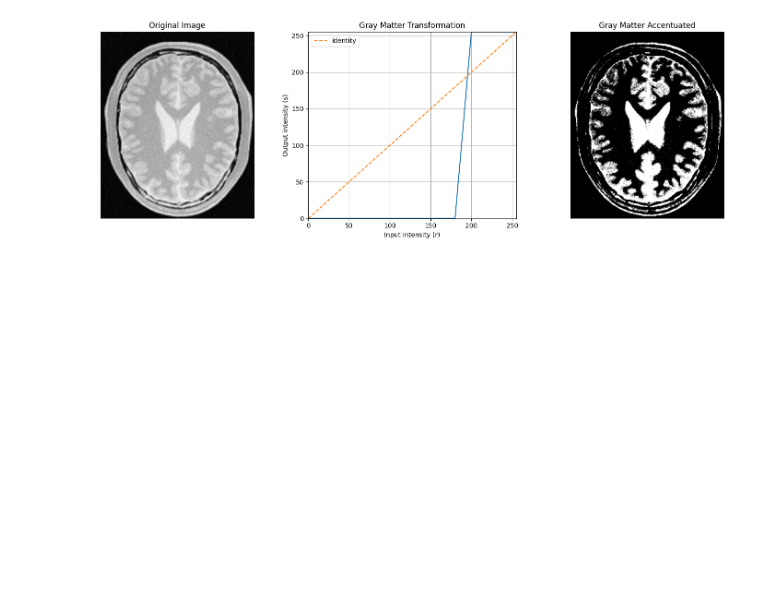
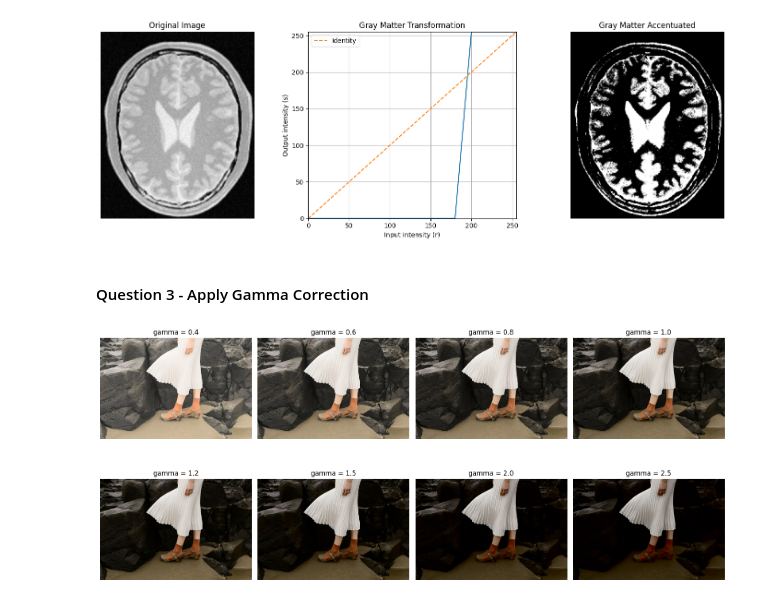
Before and after one commit to shalaniupekshani/EN3160-Assignment1-on-Intensity-Transformations-and-Neighborhood-Filtering, a Jupyter notebook: 230659H_a01.ipynb, the cells around one changed output. Cells and saved outputs as stored; diff of their text form; code cells hidden in the pictures; blank space fills up the shorter version.

```diff
--- a/230659H_a01.ipynb
+++ b/230659H_a01.ipynb
@@ -216,3 +216,42 @@ plt.tight_layout()
 plt.show()
 # %% [output]
 [figure]
+# %% [markdown]
+#### Question 3 - Apply Gamma Correction
+# %%
+im3 = cv.imread(r'C:\Users\shala\EN3160-Assignment1-on-Intensity-Transformations-and-Neighborhood-Filtering\images\Q3\img3.webp')
+
+# convert BGR to Lab
+lab=cv.cvtColor(im3,cv.COLOR_BGR2LAB)
+
+# L channel
+L=lab[:,:,0]
+
+# separate L*, a*, b*
+L,a,b = cv.split(lab)
+
+gamma_values=[0.4, 0.6, 0.8, 1.0, 1.2, 1.5, 2.0, 2.5]
+
+plt.figure(figsize=(16,8))
+
+for i, gamma in enumerate(gamma_values):
+    # Normalize and gamma correction
+    L_norm=L/255.0
+    L_gamma_corrected=np.power(L_norm,gamma)
+    L_gamma_corrected=np.uint8(L_gamma_corrected*255)
+
+    # combine L* with a* and b*
+    corrected_lab=cv.merge([L_gamma_corrected,a,b])
+
+    corrected_bgr=cv.cvtColor(corrected_lab,cv.COLOR_LAB2BGR)
+    corrected_rgb=cv.cvtColor(corrected_bgr,cv.COLOR_BGR2RGB)
+
+    plt.subplot(2,4,i+1)
+    plt.imshow(corrected_rgb,cmap='gray')
+    plt.title(f"gamma = {gamma}")
+    plt.axis("off")
+
+plt.tight_layout()
+plt.show()
+# %% [output]
+[figure, added]
```
Also changed, not shown: parts of 2 cells of this notebook, 1 other file.
